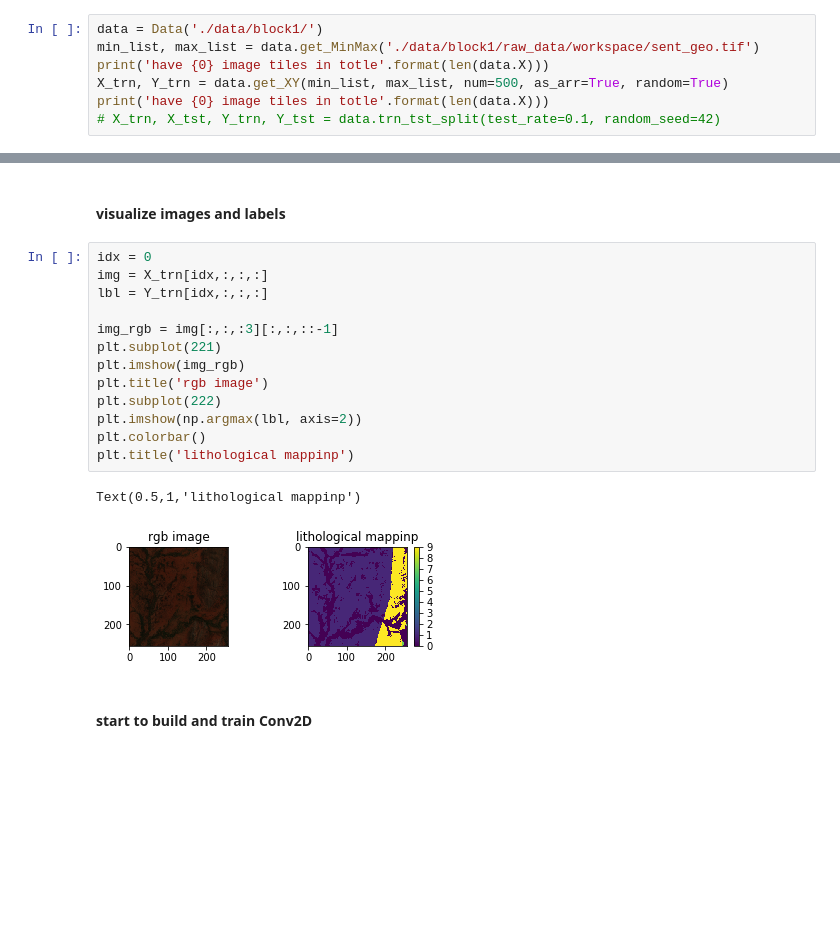
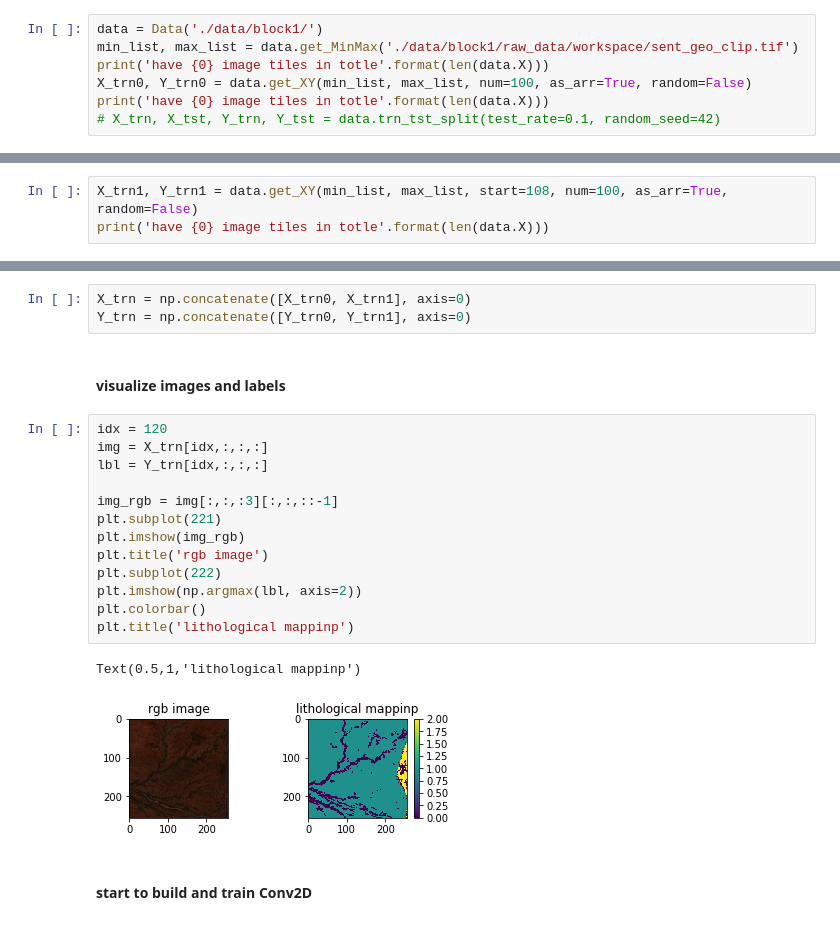
Before and after one commit to chenyz0601/DL-RockClassification, a Jupyter notebook: convnets.ipynb, the cells around one changed output, grey strips where cells are left out. Saved outputs shown, nothing was run; the diff lists cells and outputs as text; blank space fills up the shorter version.

Commit message:
add data generator

```diff
--- a/convnets.ipynb
+++ b/convnets.ipynb
@@ -8,9 +72,9 @@ Using TensorFlow backend.
 #### load X-Y samples from block1, and split into train and test sets
 # %%
 data = Data('./data/block1/')
-min_list, max_list = data.get_MinMax('./data/block1/raw_data/workspace/sent_geo.tif')
+min_list, max_list = data.get_MinMax('./data/block1/raw_data/workspace/sent_geo_clip.tif')
 print('have {0} image tiles in totle'.format(len(data.X)))
-X_trn, Y_trn = data.get_XY(min_list, max_list, num=500, as_arr=True, random=True)
+X_trn0, Y_trn0 = data.get_XY(min_list, max_list, num=100, as_arr=True, random=False)
 print('have {0} image tiles in totle'.format(len(data.X)))
 # X_trn, X_tst, Y_trn, Y_tst = data.trn_tst_split(test_rate=0.1, random_seed=42)
 # %% [output]
@@ -19,0 +84,3 @@ have 4316 image tiles in totle
+# %%
+X_trn1, Y_trn1 = data.get_XY(min_list, max_list, start=108, num=100, as_arr=True, random=False)
+print('have {0} image tiles in totle'.format(len(data.X)))
@@ -20,21 +90,24 @@ have 4316 image tiles in totle
+# %%
+X_trn = np.concatenate([X_trn0, X_trn1], axis=0)
+Y_trn = np.concatenate([Y_trn0, Y_trn1], axis=0)
 # %% [markdown]
 #### visualize images and labels
 # %%
-idx = 0
+idx = 120
 img = X_trn[idx,:,:,:]
 lbl = Y_trn[idx,:,:,:]
 
 img_rgb = img[:,:,:3][:,:,::-1]
 plt.subplot(221)
 plt.imshow(img_rgb)
 plt.title('rgb image')
 plt.subplot(222)
 plt.imshow(np.argmax(lbl, axis=2))
 plt.colorbar()
 plt.title('lithological mappinp')
 # %% [output]
 Text(0.5,1,'lithological mappinp')
-[figure, old version]
+[figure, new version]
 # %% [markdown]
 #### start to build and train Conv2D
 # %%
```
Also changed, not shown: parts of 12 cells of this notebook, 2 other files.
